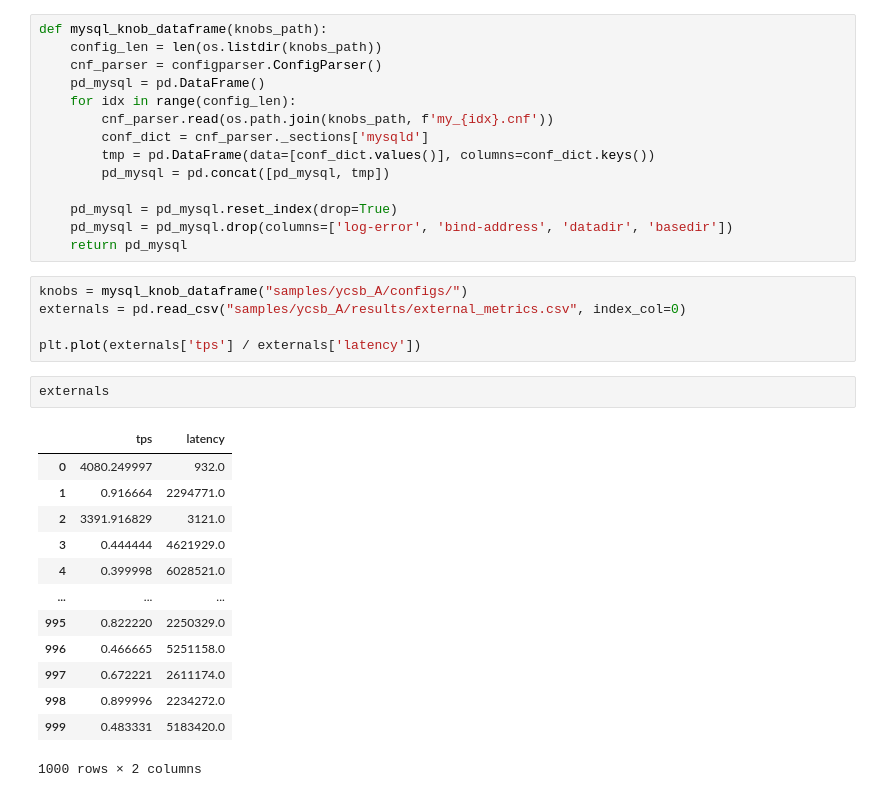
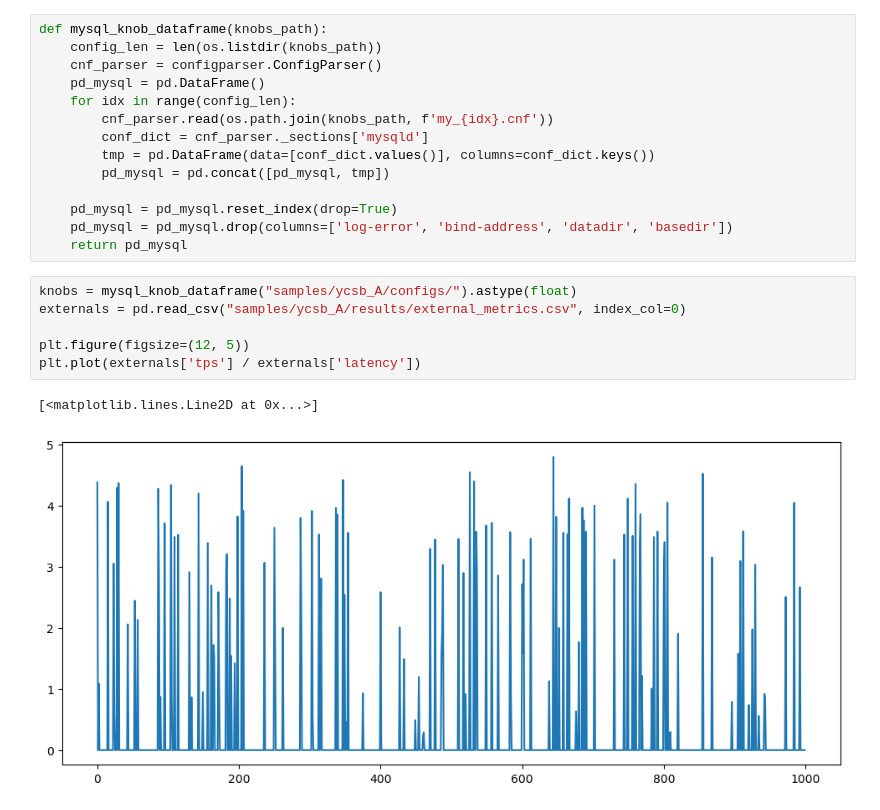
Before and after one commit to addb-swstarlab/Spark-tuning, a Jupyter notebook: Untitled.ipynb, the cells around one changed output. Saved outputs shown, nothing was run; the diff lists cells and outputs as text.

```diff
--- a/Untitled.ipynb
+++ b/Untitled.ipynb
@@ -21,23 +21,11 @@ def mysql_knob_dataframe(knobs_path):
     pd_mysql = pd_mysql.drop(columns=['log-error', 'bind-address', 'datadir', 'basedir'])
     return pd_mysql
 # %%
-knobs = mysql_knob_dataframe("samples/ycsb_A/configs/")
+knobs = mysql_knob_dataframe("samples/ycsb_A/configs/").astype(float)
 externals = pd.read_csv("samples/ycsb_A/results/external_metrics.csv", index_col=0)
 
+plt.figure(figsize=(12, 5))
 plt.plot(externals['tps'] / externals['latency'])
+# %% [output]
+[<matplotlib.lines.Line2D at 0x...>]
+[figure, added]
-# %%
-externals
-# %% [output]
-|  | tps | latency |
-| 0 | 4080.249997 | 932.0 |
-| 1 | 0.916664 | 2294771.0 |
-| 2 | 3391.916829 | 3121.0 |
-| 3 | 0.444444 | 4621929.0 |
-| 4 | 0.399998 | 6028521.0 |
-| ... | ... | ... |
-| 995 | 0.822220 | 2250329.0 |
-| 996 | 0.466665 | 5251158.0 |
-| 997 | 0.672221 | 2611174.0 |
-| 998 | 0.899996 | 2234272.0 |
-| 999 | 0.483331 | 5183420.0 |
-1000 rows × 2 columns
```
Also changed, not shown: parts of 7 cells of this notebook.
